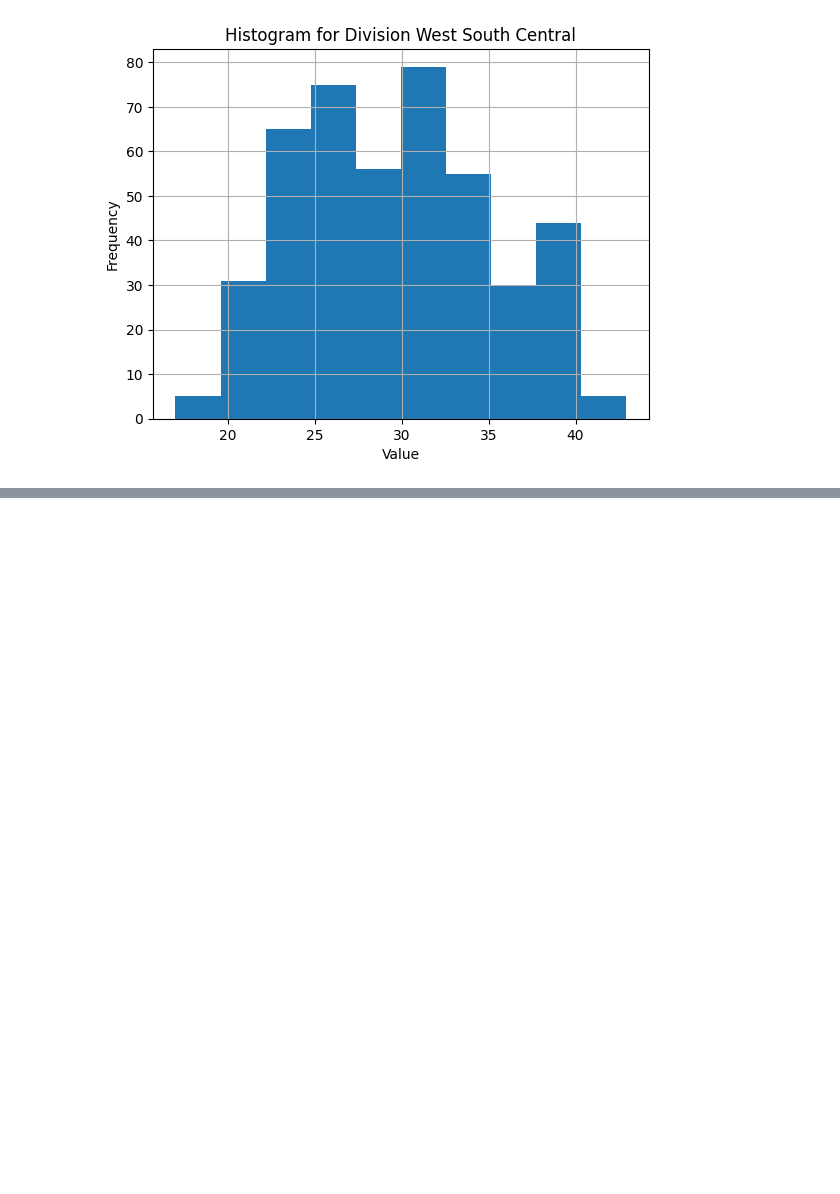
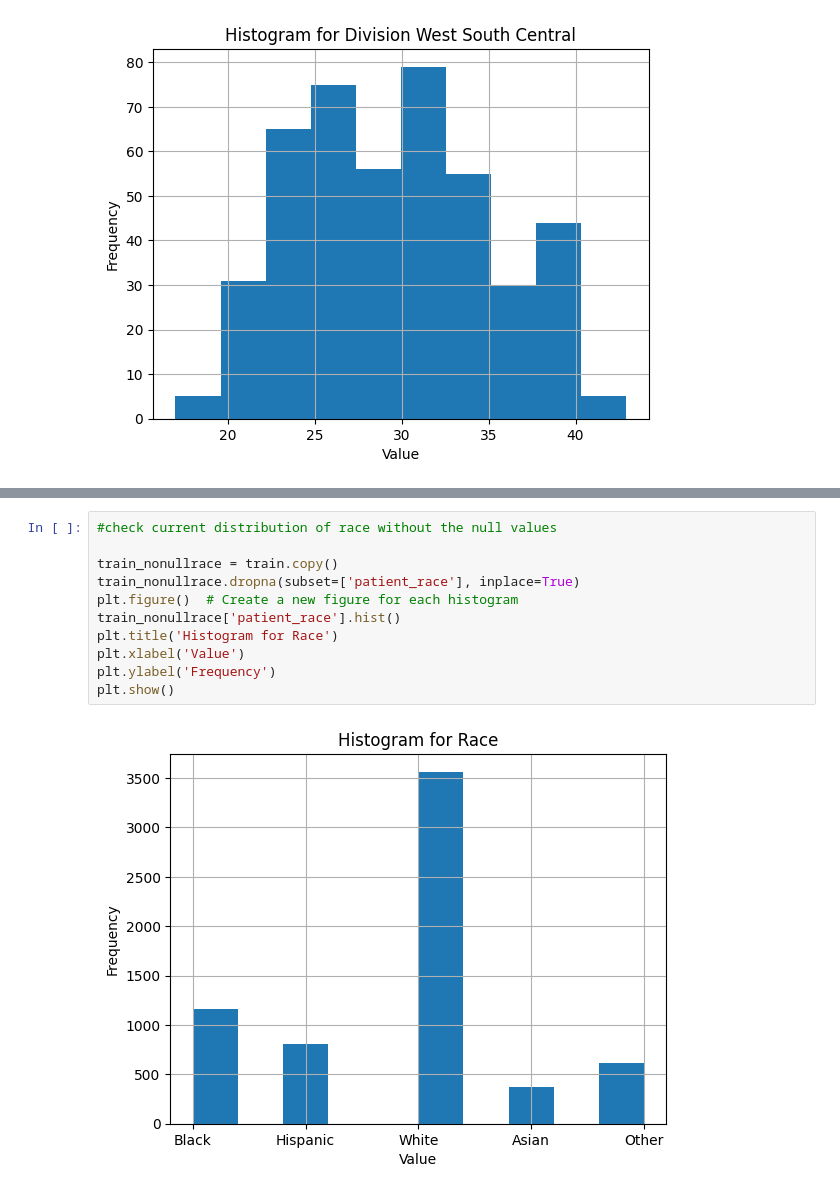
Before and after one commit to camohenry/WiDSproject, a Jupyter notebook: WiDS Project.ipynb, the cells around one changed output, grey strips where cells are left out. Drawn from its saved outputs; the diff is of its cells as text; blank space fills up the shorter version.

```diff
--- a/WiDS Project.ipynb
+++ b/WiDS Project.ipynb
@@ -169,0 +203,13 @@ plt.show()
+# %%
+#check current distribution of race without the null values
+
+train_nonullrace = train.copy()
+train_nonullrace.dropna(subset=['patient_race'], inplace=True)
+plt.figure()  # Create a new figure for each histogram
+train_nonullrace['patient_race'].hist()
+plt.title('Histogram for Race')
+plt.xlabel('Value')
+plt.ylabel('Frequency')
+plt.show()
+# %% [output]
+[figure, added]
```
Also changed, not shown: parts of 9 cells of this notebook.
